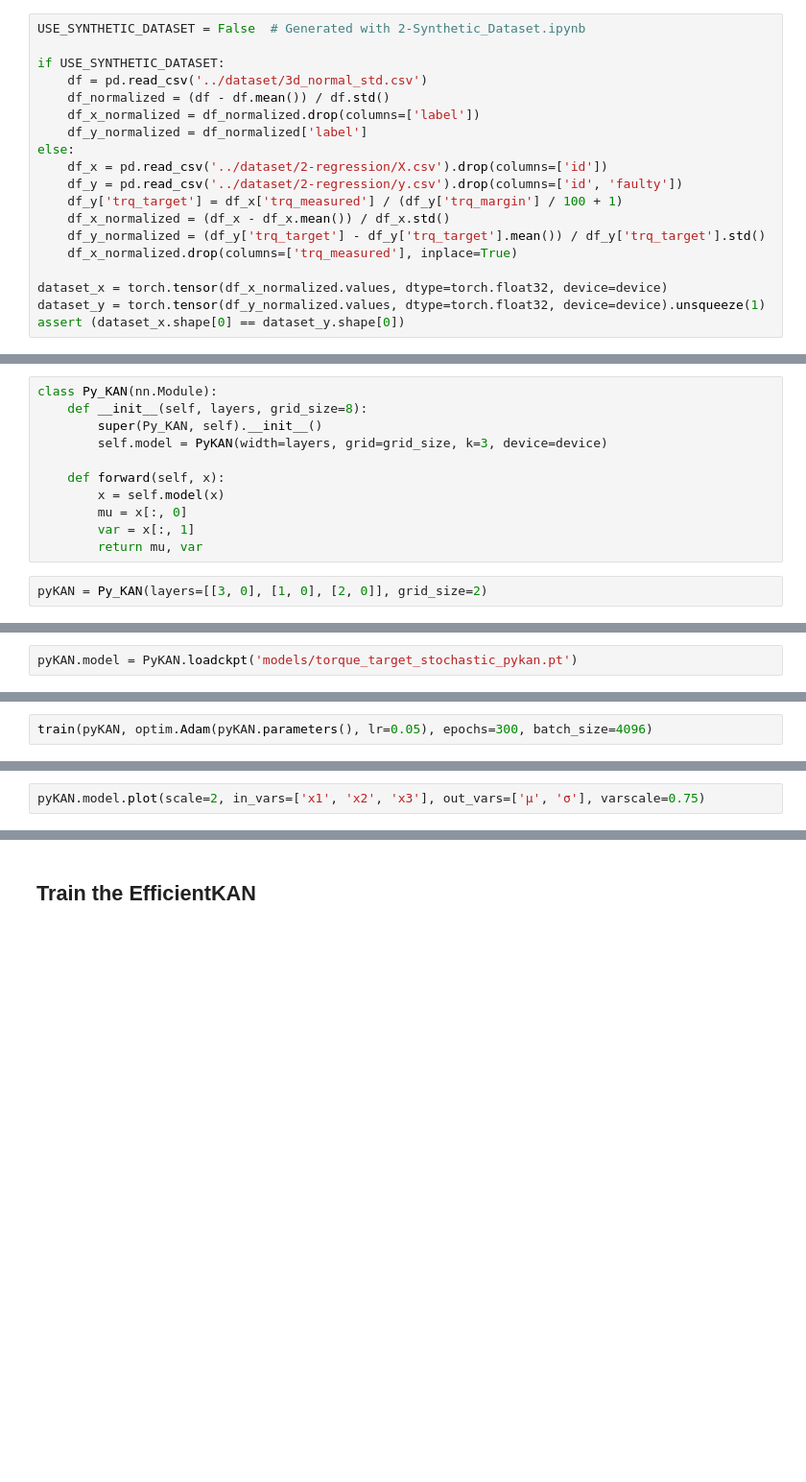
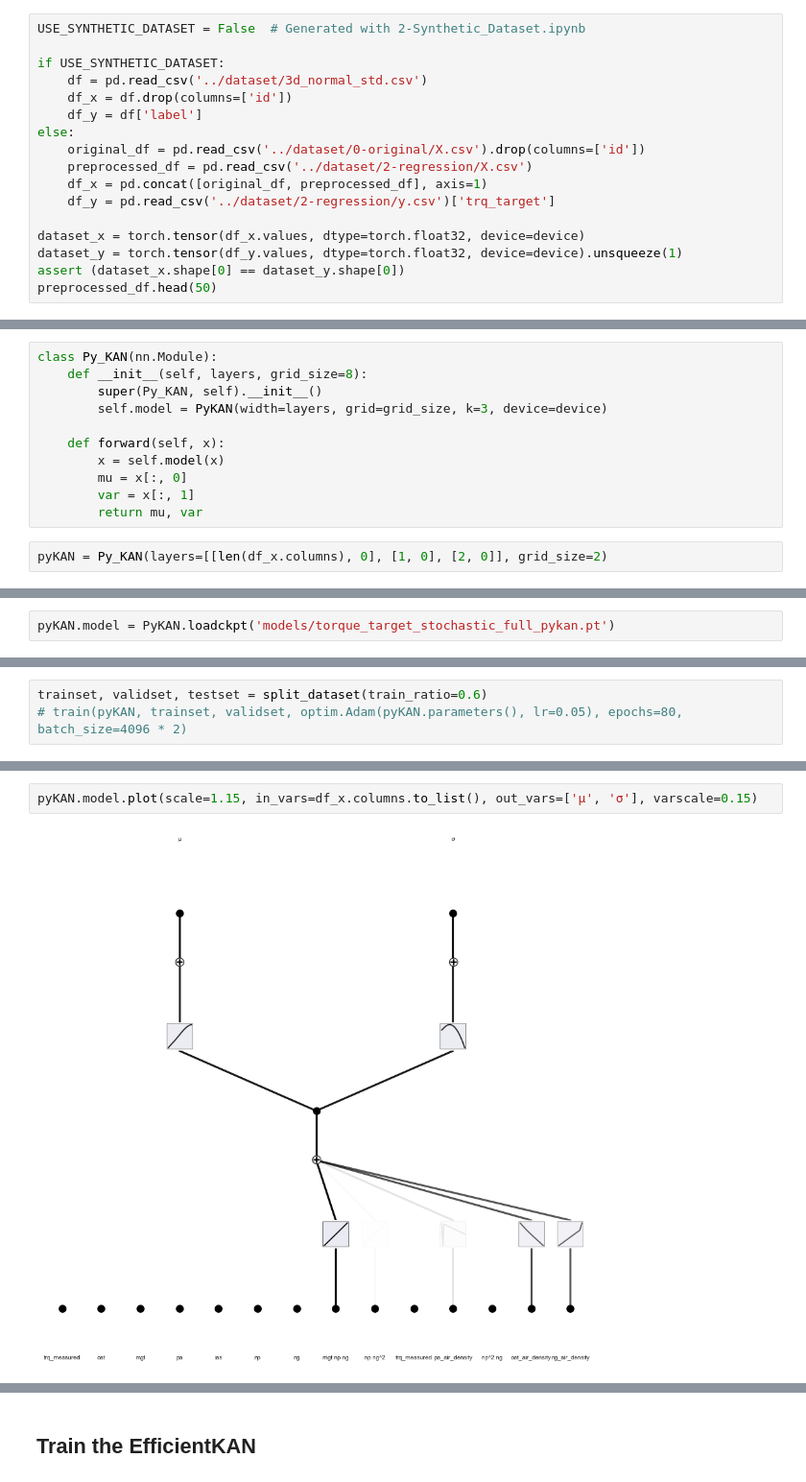
Before and after one commit to MrPio/PHM_North_America_2024_Challenge, a Jupyter notebook: 2-torque_margin_pdf_regression/2-Torque_Target_Regression_Stochastic.ipynb, the cells around one changed output, grey strips where cells are left out. Shown at 96% size. Drawn from its saved outputs; the diff is of its cells as text; blank space fills up the shorter version.

```diff
--- a/2-torque_margin_pdf_regression/2-Torque_Target_Regression_Stochastic.ipynb
+++ b/2-torque_margin_pdf_regression/2-Torque_Target_Regression_Stochastic.ipynb
@@ -33,17 +33,15 @@ USE_SYNTHETIC_DATASET = False  # Generated with 2-Synthetic_Dataset.ipynb
 
 if USE_SYNTHETIC_DATASET:
     df = pd.read_csv('../dataset/3d_normal_std.csv')
-    df_normalized = (df - df.mean()) / df.std()
-    df_x_normalized = df_normalized.drop(columns=['label'])
-    df_y_normalized = df_normalized['label']
+    df_x = df.drop(columns=['id'])
+    df_y = df['label']
 else:
-    df_x = pd.read_csv('../dataset/2-regression/X.csv').drop(columns=['id'])
-    df_y = pd.read_csv('../dataset/2-regression/y.csv').drop(columns=['id', 'faulty'])
-    df_y['trq_target'] = df_x['trq_measured'] / (df_y['trq_margin'] / 100 + 1)
-    df_x_normalized = (df_x - df_x.mean()) / df_x.std()
-    df_y_normalized = (df_y['trq_target'] - df_y['trq_target'].mean()) / df_y['trq_target'].std()
-    df_x_normalized.drop(columns=['trq_measured'], inplace=True)
+    original_df = pd.read_csv('../dataset/0-original/X.csv').drop(columns=['id'])
+    preprocessed_df = pd.read_csv('../dataset/2-regression/X.csv')
+    df_x = pd.concat([original_df, preprocessed_df], axis=1)
+    df_y = pd.read_csv('../dataset/2-regression/y.csv')['trq_target']
 
-dataset_x = torch.tensor(df_x_normalized.values, dtype=torch.float32, device=device)
-dataset_y = torch.tensor(df_y_normalized.values, dtype=torch.float32, device=device).unsqueeze(1)
+dataset_x = torch.tensor(df_x.values, dtype=torch.float32, device=device)
+dataset_y = torch.tensor(df_y.values, dtype=torch.float32, device=device).unsqueeze(1)
 assert (dataset_x.shape[0] == dataset_y.shape[0])
+preprocessed_df.head(50)
@@ -138,4 +173,4 @@ class Py_KAN(nn.Module):
         var = x[:, 1]
         return mu, var
 # %%
-pyKAN = Py_KAN(layers=[[3, 0], [1, 0], [2, 0]], grid_size=2)
+pyKAN = Py_KAN(layers=[[len(df_x.columns), 0], [1, 0], [2, 0]], grid_size=2)
@@ -142,2 +180,2 @@ pyKAN = Py_KAN(layers=[[3, 0], [1, 0], [2, 0]], grid_size=2)
 # %%
-pyKAN.model = PyKAN.loadckpt('models/torque_target_stochastic_pykan.pt')
+pyKAN.model = PyKAN.loadckpt('models/torque_target_stochastic_full_pykan.pt')
@@ -144,3 +192,4 @@ pyKAN.model = PyKAN.loadckpt('models/torque_target_stochastic_pykan.pt')
 # %%
-train(pyKAN, optim.Adam(pyKAN.parameters(), lr=0.05), epochs=300, batch_size=4096)
+trainset, validset, testset = split_dataset(train_ratio=0.6)
+# train(pyKAN, trainset, validset, optim.Adam(pyKAN.parameters(), lr=0.05), epochs=80, batch_size=4096 * 2)
 # %%
@@ -150,2 +202,4 @@ pyKAN.model.saveckpt('models/torque_target_stochastic_pykan.pt')
 # %%
-pyKAN.model.plot(scale=2, in_vars=['x1', 'x2', 'x3'], out_vars=['μ', 'σ'], varscale=0.75)
+pyKAN.model.plot(scale=1.15, in_vars=df_x.columns.to_list(), out_vars=['μ', 'σ'], varscale=0.15)
+# %% [output]
+[figure, added]
```
Also changed, not shown: parts of 10 cells of this notebook, 7 other files.
